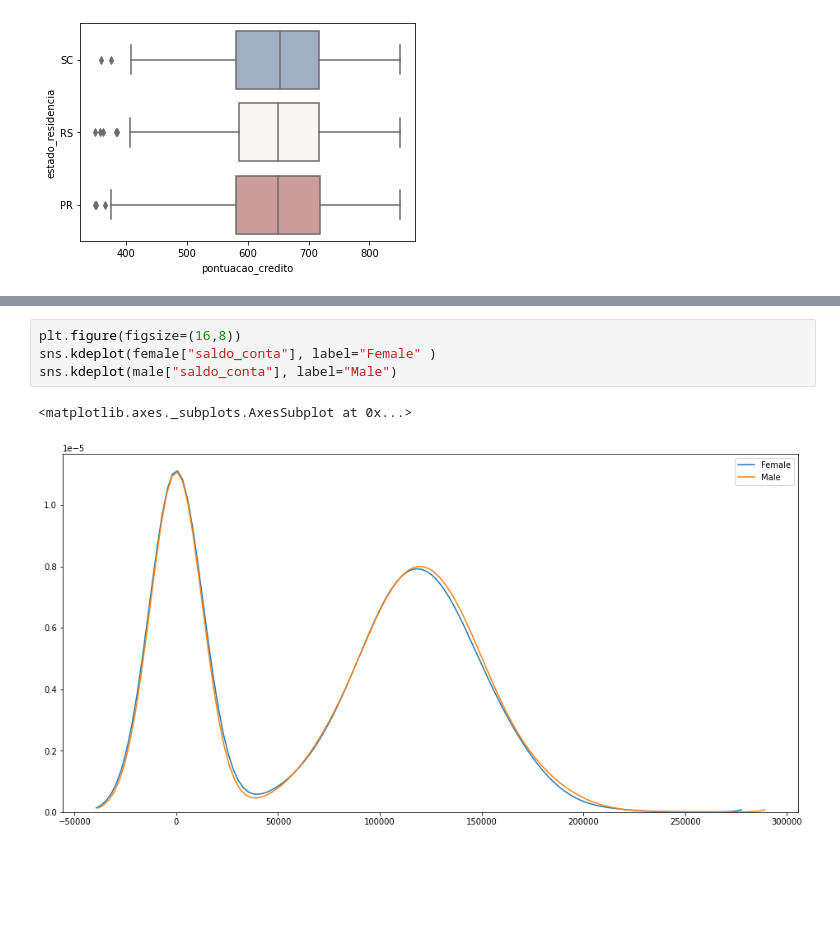
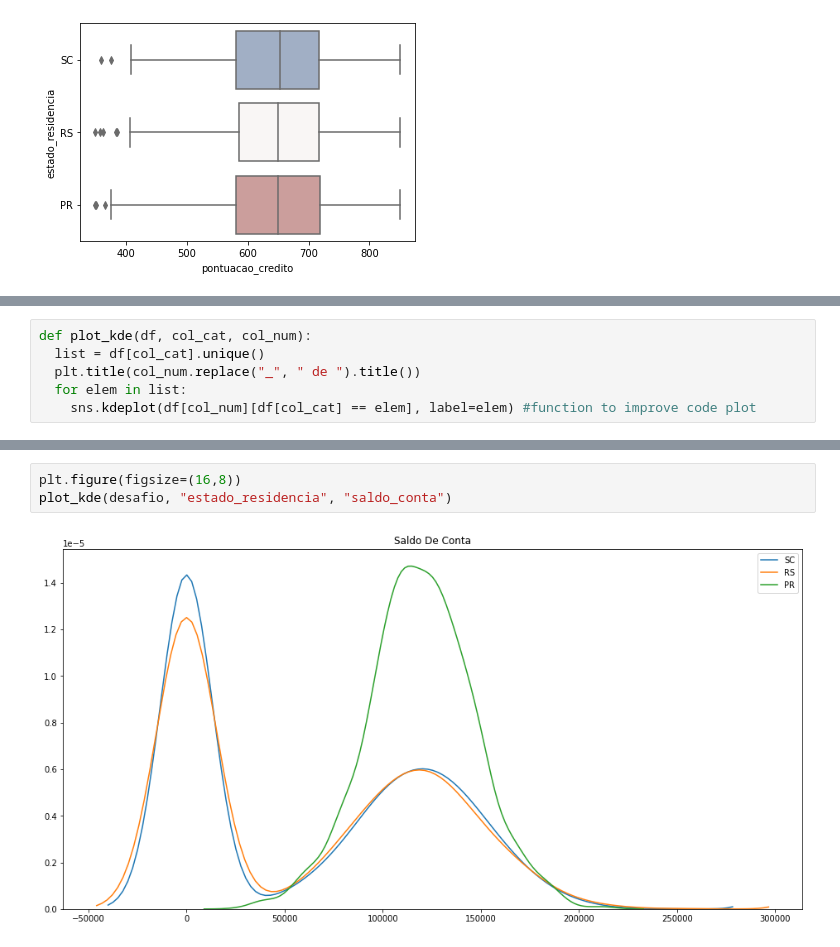
Before and after one commit to ancarvalho/Codenation_AceleraDEV, a Jupyter notebook: week_3/week_3.ipynb, the cells around one changed output, grey strips where cells are left out. Drawn from its saved outputs; the diff is of its cells as text; blank space fills up the shorter version.

Commit message:
Improvements

```diff
--- a/week_3/week_3.ipynb
+++ b/week_3/week_3.ipynb
@@ -101,0 +73,6 @@ male = gender_data["M"]
+# %%
+def plot_kde(df, col_cat, col_num):
+  list = df[col_cat].unique()
+  plt.title(col_num.replace("_", " de ").title())
+  for elem in list:
+    sns.kdeplot(df[col_num][df[col_cat] == elem], label=elem) #function to improve code plot
@@ -102,7 +84,5 @@ male = gender_data["M"]
 # %%
 plt.figure(figsize=(16,8))
-sns.kdeplot(female["saldo_conta"], label="Female" )
-sns.kdeplot(male["saldo_conta"], label="Male")
+plot_kde(desafio, "estado_residencia", "saldo_conta")
 # %% [output]
-<matplotlib.axes._subplots.AxesSubplot at 0x...>
-[figure, old version]
+[figure, new version]
```
Also changed, not shown: parts of 20 cells of this notebook.
